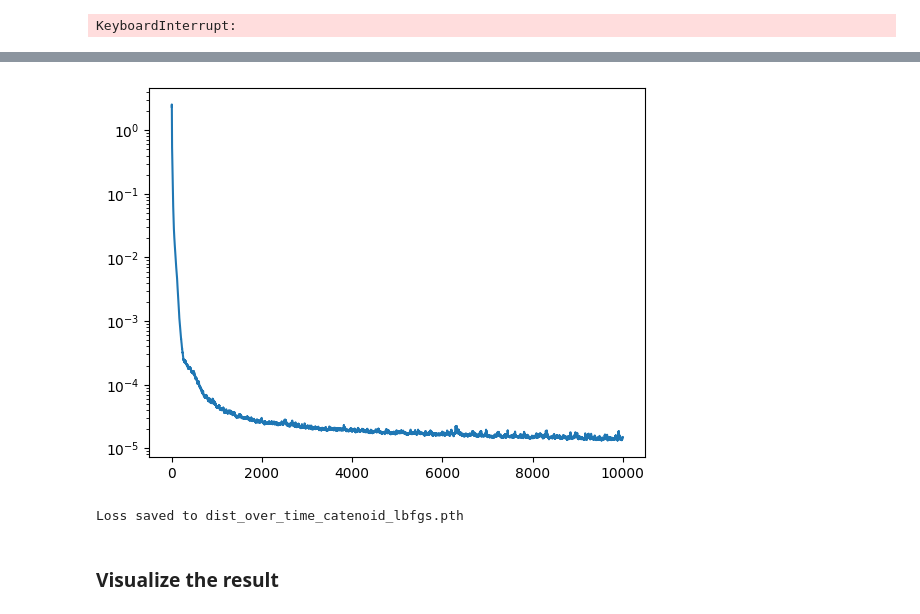
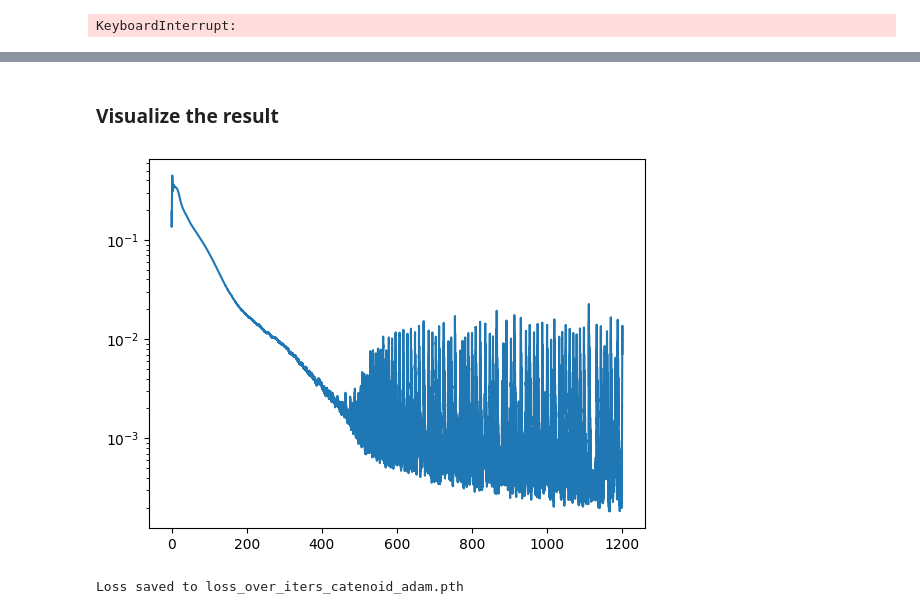
Before and after one commit to JamesAndrewKing/GaussNewtonShapes, a Jupyter notebook: notebooks/catenoid.ipynb, the cells around one changed output, grey strips where cells are left out. Drawn from its saved outputs; the diff is of its cells as text; code cells hidden in the pictures.

```diff
--- a/notebooks/catenoid.ipynb
+++ b/notebooks/catenoid.ipynb
@@ -323,0 +289,21 @@ fig.display()
+# %%
+pts_space = 2 * torch.rand([1000, 3], dtype=torch.float64) - 1
+pts_space_fixed = 2 * torch.rand([1000, 3], dtype=torch.float64) - 1
+pts_eikonal = torch.cat((pts_space_fixed, pts_boundary))
+pts_surface = pts_boundary
+
+
+loss_weights = {"interface": 1.0, "eikonal": 0.001, "curvature": 1.0}
+# loss_weights = {"interface": 1.0, "eikonal": 0.1, "curvature": 1.0}
+
+
+config = {
+    "pts_boundary": pts_boundary,
+    "pts_eikonal": pts_eikonal,
+    # "pts_space": pts_space,
+    "pts_surface": pts_surface,
+    "loss_weights": loss_weights,
+    "regularization": 1e-6,
+}
+
+model = model.double()
@@ -329,10 +370,8 @@ params = model.params
 loss_over_time = {}
 distance_over_time = {}
 chamfer_over_time = {}
-bounds = torch.tensor([[-1,1], [-1,1], [-1,1]], dtype=torch.float64)
 # Gauss-Newton:
-# optim = HandNGD(model, lr=1e-2, config=config)
-optim = HandNGD(model, lr=0.1, config=config)
+optim = HandNGD(model, lr=1e-1, config=config)
 # Adam:
 # optim = torch.optim.Adam(model.parameters(), lr=1e-3)
 # eikonal weight has to be small compared to h_laplace, see StabEik
@@ -343,13 +382,9 @@ for i in (pbar:=trange(10000)):
         break
     optim.zero_grad()
 
-    ## 1) Interface at boundaries
     loss_interface  = 0.5*model.f(params, pts_boundary).square().mean()
 
-    ## 2) Eikonal at boundaries (or everywhere?)
     loss_eikonal  = 0.5*(model.vf_x(params, pts_eikonal).squeeze(1).square().sum(1).sqrt() - 1).square().mean()
-
-    # loss_laplacian = 0.5*model.v_f_laplace(params, pts_space).squeeze(1).square().mean()
 
     if i == 500:
         loss_weights = {"interface": 1.0, "eikonal": 0.0, "curvature": 1.0}
@@ -362,7 +397,6 @@ for i in (pbar:=trange(10000)):
 
     loss_curvature = 0.5*model.v_f_mean_curvature(params, pts_surface).squeeze(1).square().mean()
 
-    # loss = loss_weights["interface"] * loss_interface + loss_weights["eikonal"] * loss_eikonal + loss_weights["laplacian"] * loss_laplacian + loss_weights["curvature"] * loss_curvature
     loss = loss_weights["interface"] * loss_interface + loss_weights["eikonal"] * loss_eikonal + loss_weights["curvature"] * loss_curvature
 
     loss.backward()
@@ -383,7 +417,7 @@ for i in (pbar:=trange(10000)):
                             )
     optim.step()
 
-plt.plot(loss_over_iters.keys(), loss_over_iters.values())
+plt.plot(loss_over_time.keys(), loss_over_time.values())
 plt.semilogy()
 plt.show()
 # %% [output]
@@ -451,7 +424,0 @@ KeyboardInterrupt:
-# %%
-plt.plot(distance_over_iters.keys(), distance_over_iters.values())
-plt.semilogy()
-# plt.savefig("error_catenoid.png")
-plt.show()
-# %% [output]
-[figure, removed]
@@ -463,11 +425,18 @@ plt.show()
-# %%
-loss_file = "dist_over_time_catenoid_lbfgs.pth"
-torch.save(distance_over_time, loss_file)
-print(f"Loss saved to {loss_file}")
-# %% [output]
-Loss saved to dist_over_time_catenoid_lbfgs.pth
 # %% [markdown]
 ### Visualize the result
+# %%
+plt.plot(chamfer_over_time.keys(), chamfer_over_time.values())
+plt.semilogy()
+# plt.savefig("error_catenoid.png")
+plt.show()
+# %% [output]
+[figure, added]
+# %%
+loss_file = "loss_over_iters_catenoid_adam.pth"
+torch.save(loss_over_iters, loss_file)
+print(f"Loss saved to {loss_file}")
+# %% [output]
+Loss saved to loss_over_iters_catenoid_adam.pth
 # %%
 # Generate the mesh using the level set function
 verts, faces = get_mesh(
```
Also changed, not shown: parts of 26 cells of this notebook, 24 other files.
